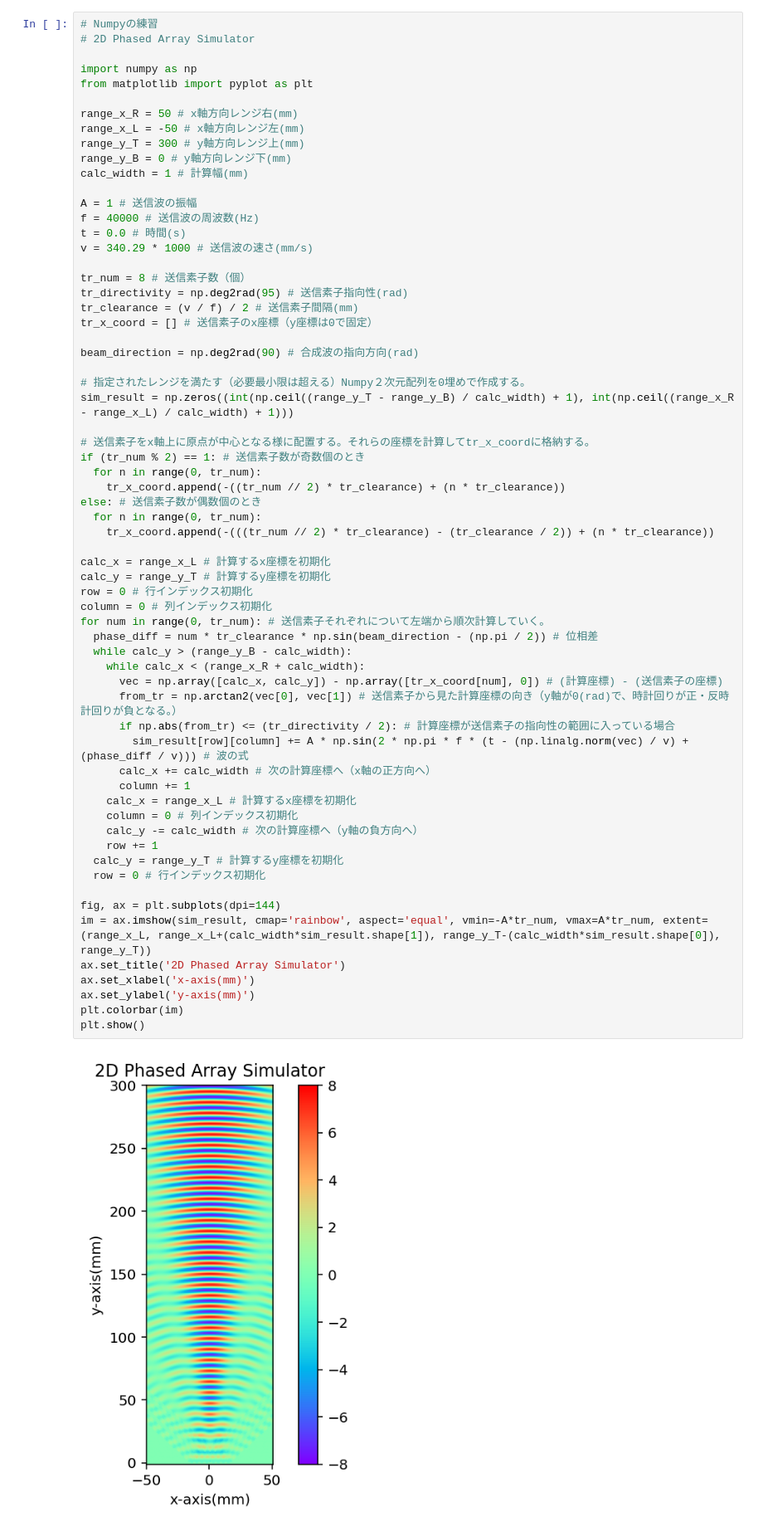
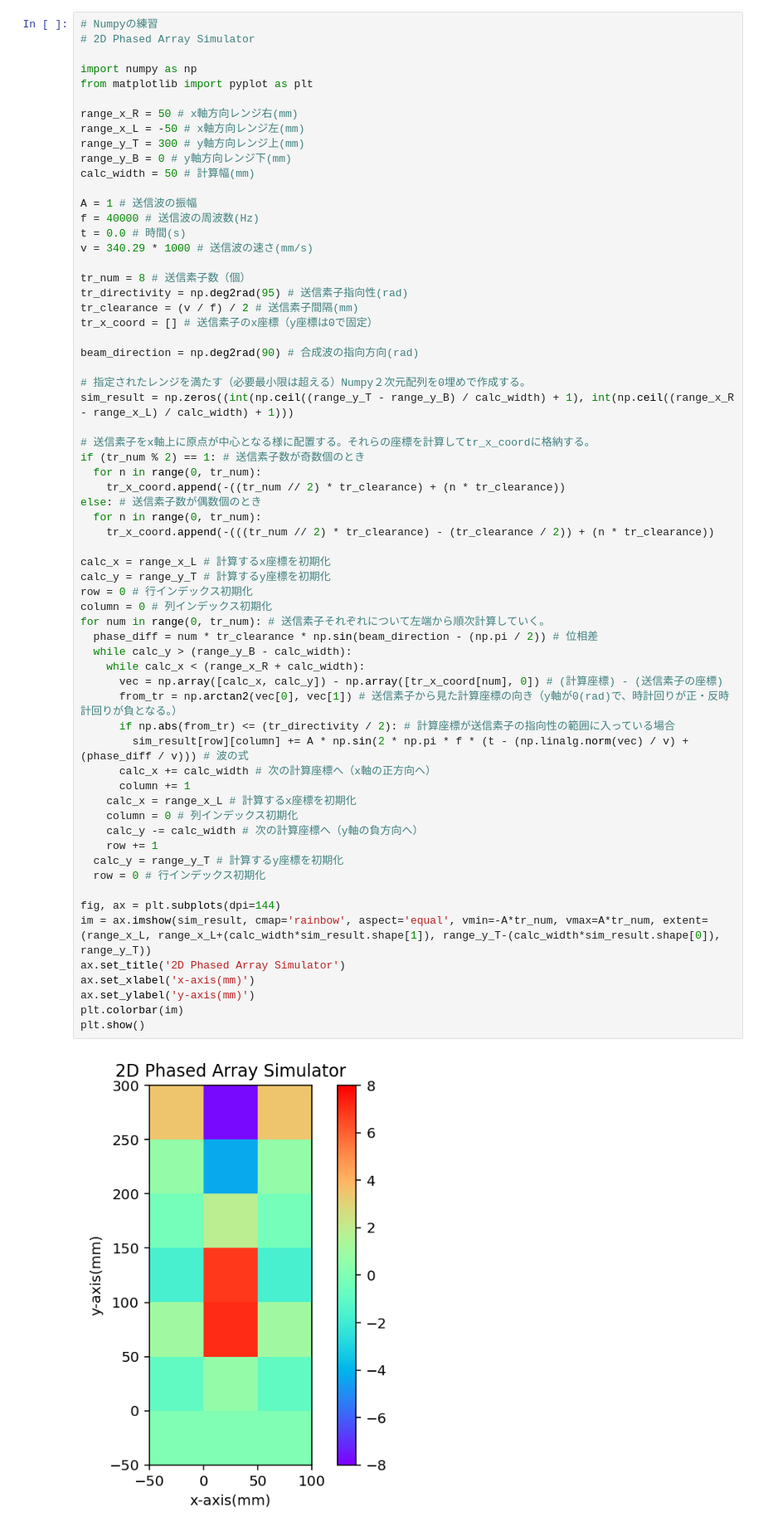
Before and after one commit to ShotaSasaki-HCU/Prog2kakushin, a Jupyter notebook: work2.ipynb, the cells around one changed output. Shown at 83% size. Drawn from its saved outputs; the diff is of its cells as text.

```diff
--- a/work2.ipynb
+++ b/work2.ipynb
@@ -11,7 +11,7 @@ range_x_R = 50 # x軸方向レンジ右(mm)
 range_x_L = -50 # x軸方向レンジ左(mm)
 range_y_T = 300 # y軸方向レンジ上(mm)
 range_y_B = 0 # y軸方向レンジ下(mm)
-calc_width = 1 # 計算幅(mm)
+calc_width = 50 # 計算幅(mm)
 
 A = 1 # 送信波の振幅
 f = 40000 # 送信波の周波数(Hz)
@@ -38,31 +38,31 @@ else: # 送信素子数が偶数個のとき
 
 calc_x = range_x_L # 計算するx座標を初期化
 calc_y = range_y_T # 計算するy座標を初期化
 row = 0 # 行インデックス初期化
 column = 0 # 列インデックス初期化
 for num in range(0, tr_num): # 送信素子それぞれについて左端から順次計算していく。
   phase_diff = num * tr_clearance * np.sin(beam_direction - (np.pi / 2)) # 位相差
   while calc_y > (range_y_B - calc_width):
     while calc_x < (range_x_R + calc_width):
       vec = np.array([calc_x, calc_y]) - np.array([tr_x_coord[num], 0]) # (計算座標) - (送信素子の座標)
       from_tr = np.arctan2(vec[0], vec[1]) # 送信素子から見た計算座標の向き（y軸が0(rad)で、時計回りが正・反時計回りが負となる。）
       if np.abs(from_tr) <= (tr_directivity / 2): # 計算座標が送信素子の指向性の範囲に入っている場合
         sim_result[row][column] += A * np.sin(2 * np.pi * f * (t - (np.linalg.norm(vec) / v) + (phase_diff / v))) # 波の式
       calc_x += calc_width # 次の計算座標へ（x軸の正方向へ）
       column += 1
     calc_x = range_x_L # 計算するx座標を初期化
     column = 0 # 列インデックス初期化
     calc_y -= calc_width # 次の計算座標へ（y軸の負方向へ）
     row += 1
   calc_y = range_y_T # 計算するy座標を初期化
   row = 0 # 行インデックス初期化
 
 fig, ax = plt.subplots(dpi=144)
 im = ax.imshow(sim_result, cmap='rainbow', aspect='equal', vmin=-A*tr_num, vmax=A*tr_num, extent=(range_x_L, range_x_L+(calc_width*sim_result.shape[1]), range_y_T-(calc_width*sim_result.shape[0]), range_y_T))
 ax.set_title('2D Phased Array Simulator')
 ax.set_xlabel('x-axis(mm)')
 ax.set_ylabel('y-axis(mm)')
 plt.colorbar(im)
 plt.show()
 # %% [output]
-[figure, old version]
+[figure, new version]
```
